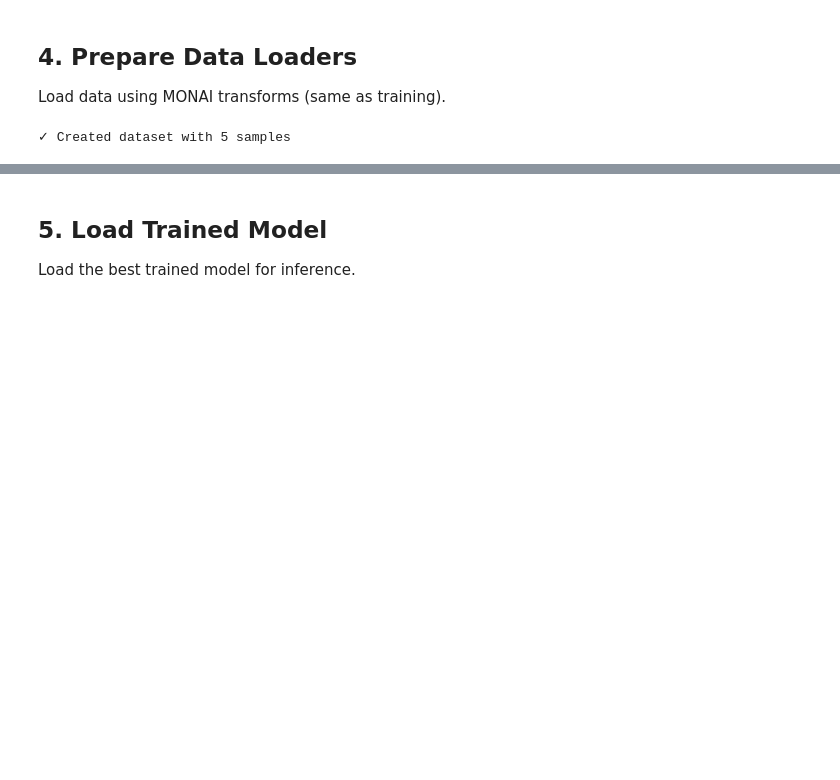
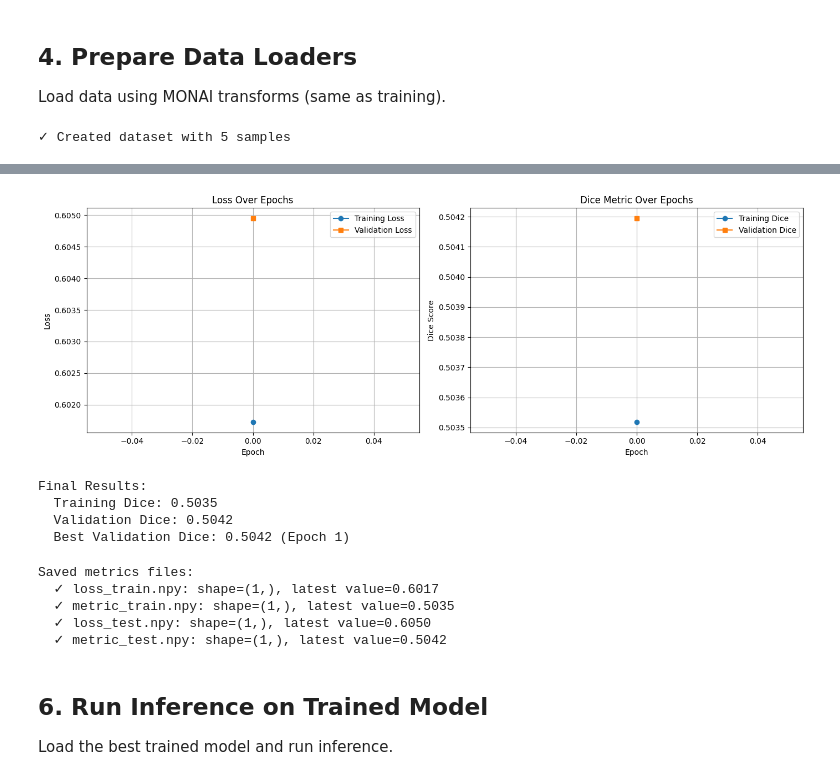
Before and after one commit to thisisrick25/heart-image-segmentation, a Jupyter notebook: test.ipynb, the cells around one changed output, grey strips where cells are left out. Drawn from its saved outputs; the diff is of its cells as text; code cells hidden in the pictures; blank space fills up the shorter version.

```diff
--- a/test.ipynb
+++ b/test.ipynb
@@ -245,5 +503,57 @@ plt.show()
+# %%
+# Plot training curves
+fig, axes = plt.subplots(1, 2, figsize=(14, 5))
+
+axes[0].plot(save_loss_train, label='Training Loss', marker='o')
+if save_loss_test:
+    axes[0].plot(np.arange(0, len(save_loss_train), config.TEST_INTERVAL), save_loss_test, label='Validation Loss', marker='s')
+axes[0].set_title("Loss Over Epochs")
+axes[0].set_xlabel("Epoch")
+axes[0].set_ylabel("Loss")
+axes[0].legend()
+axes[0].grid(True)
+
+axes[1].plot(save_metric_train, label='Training Dice', marker='o')
+if save_metric_test:
+    axes[1].plot(np.arange(0, len(save_metric_train), config.TEST_INTERVAL), save_metric_test, label='Validation Dice', marker='s')
+axes[1].set_title("Dice Metric Over Epochs")
+axes[1].set_xlabel("Epoch")
+axes[1].set_ylabel("Dice Score")
+axes[1].legend()
+axes[1].grid(True)
+
+plt.tight_layout()
+plt.show()
+
+print("\nFinal Results:")
+print(f"  Training Dice: {save_metric_train[-1]:.4f}")
+if save_metric_test:
+    print(f"  Validation Dice: {save_metric_test[-1]:.4f}")
+print(f"  Best Validation Dice: {best_metric:.4f} (Epoch {best_metric_epoch})")
+# %% [output]
+[figure, added]
+Final Results:
+  Training Dice: 0.5035
+  Validation Dice: 0.5042
+  Best Validation Dice: 0.5042 (Epoch 1)
+# %%
+# Verify saved metrics files
+print("Saved metrics files:")
+for file in ['loss_train.npy', 'metric_train.npy', 'loss_test.npy', 'metric_test.npy']:
+    file_path = results_path / file
+    if file_path.exists():
+        data = np.load(file_path)
+        print(f"  ✓ {file}: shape={data.shape}, latest value={data[-1]:.4f}")
+    else:
+        print(f"  ✗ {file}: not found")
+# %% [output]
+Saved metrics files:
+  ✓ loss_train.npy: shape=(1,), latest value=0.6017
+  ✓ metric_train.npy: shape=(1,), latest value=0.5035
+  ✓ loss_test.npy: shape=(1,), latest value=0.6050
+  ✓ metric_test.npy: shape=(1,), latest value=0.5042
 # %% [markdown]
-## 5. Load Trained Model
+## 6. Run Inference on Trained Model
 
-Load the best trained model for inference.
+Load the best trained model and run inference.
 # %%
```
Also changed, not shown: parts of 15 cells of this notebook.
